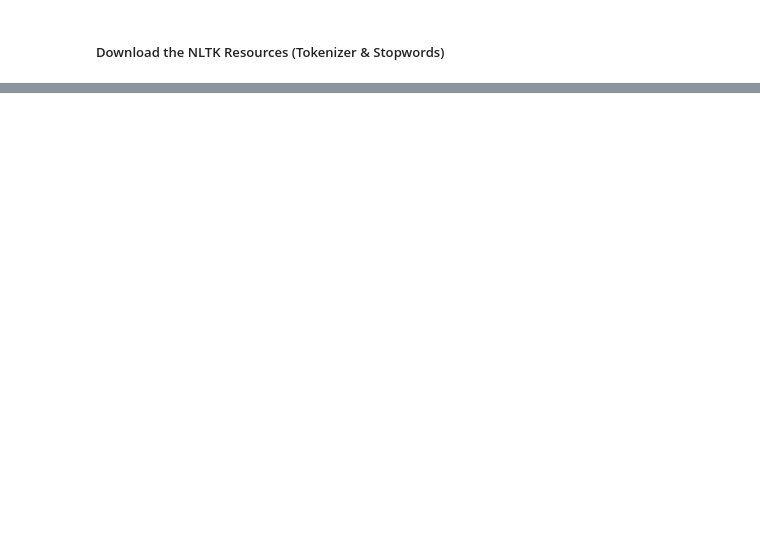
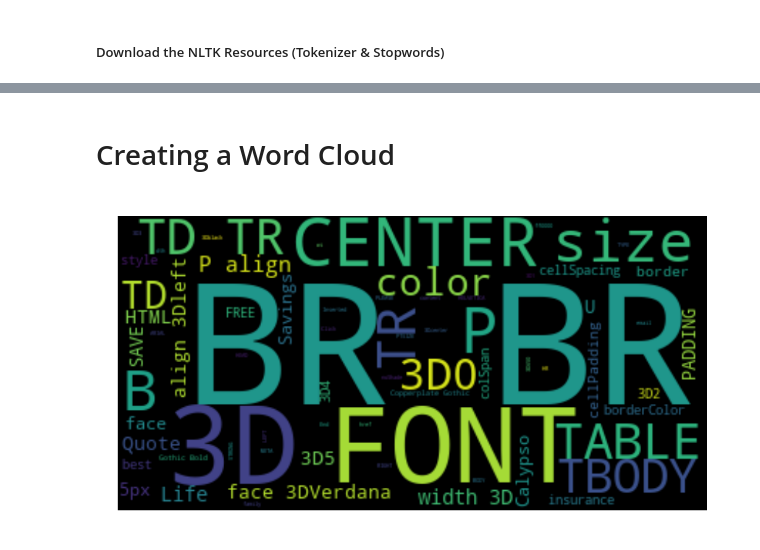
Before and after one commit to cherishmashankar/Spam-Email-Filter---NLP, a Jupyter notebook: 01_Processing/spam_email_filter_1.ipynb, the cells around one changed output, grey strips where cells are left out. Saved outputs shown, nothing was run; the diff lists cells and outputs as text; code cells hidden in the pictures; blank space fills up the shorter version.

```diff
--- a/01_Processing/spam_email_filter_1.ipynb
+++ b/01_Processing/spam_email_filter_1.ipynb
@@ -268,0 +550,10 @@ msg.lower()
+# %% [markdown]
+# Creating a Word Cloud
+# %%
+word_cloud = WordCloud().generate(data.at[0, 'MESSAGE'])
+plt.figure(figsize = (3.5,3.5), dpi = 300)
+plt.imshow(word_cloud, interpolation= 'bilinear')
+plt.axis('off')
+plt.show()
+# %% [output]
+[figure, added]
```
Also changed, not shown: parts of 44 cells of this notebook.
